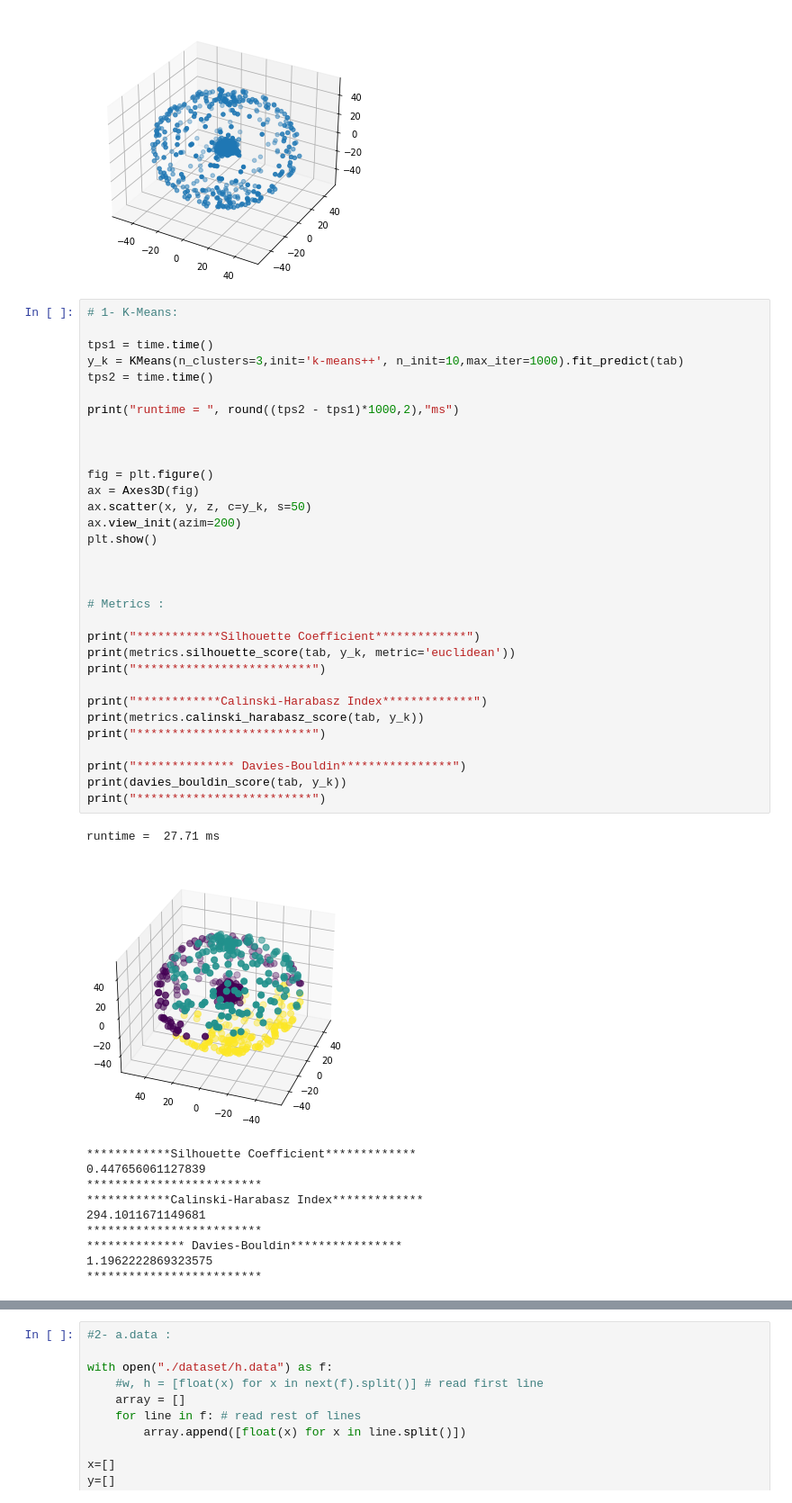
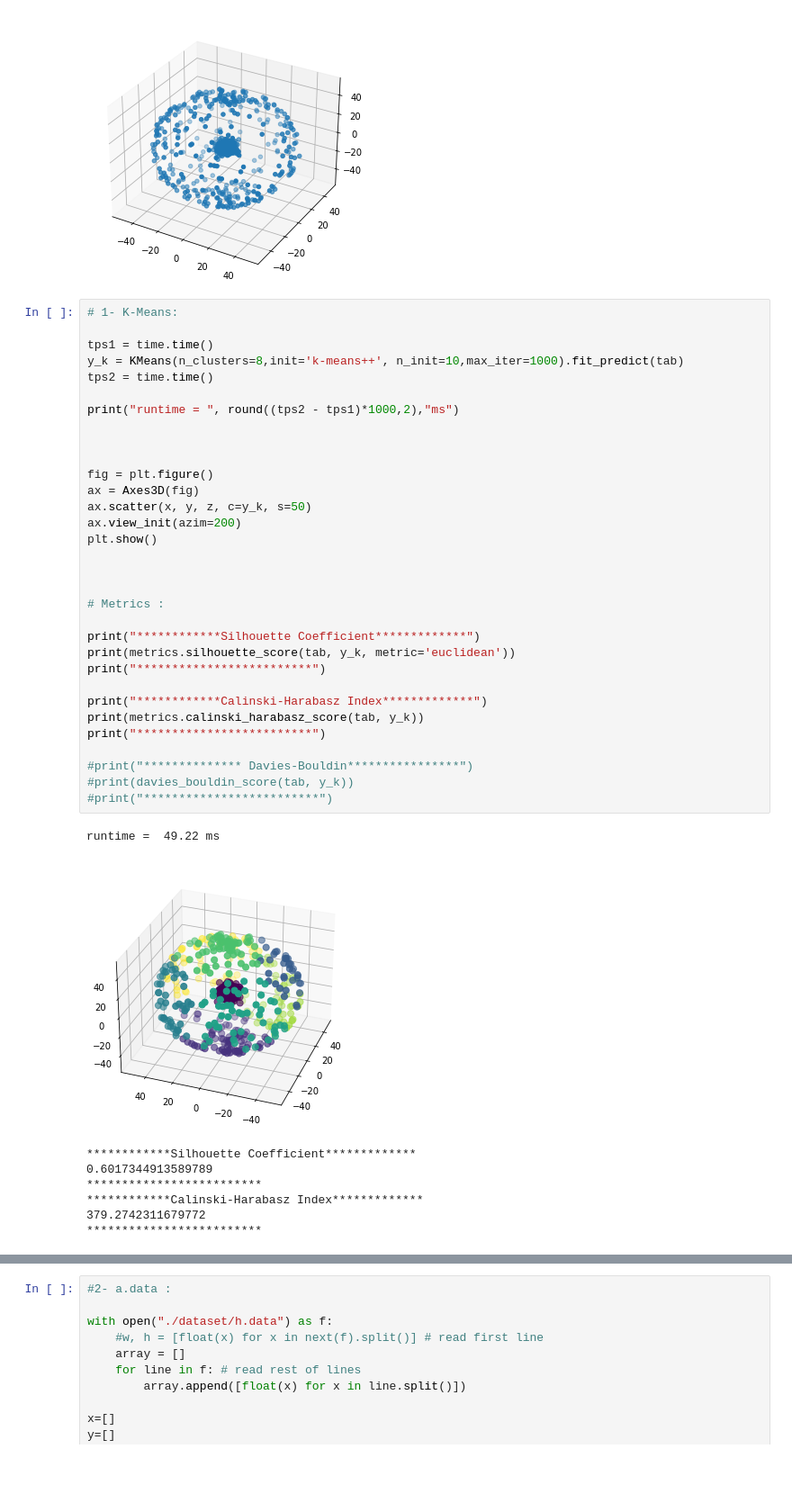
Before and after one commit to Said-bachar/TP-Clustering, a Jupyter notebook: TP Clustering 5e SDBD - Part 2.ipynb, the cells around one changed output, grey strips where cells are left out. Shown at 90% size. Cells and saved outputs as stored; diff of their text form; blank space fills up the shorter version.

```diff
--- a/TP Clustering 5e SDBD - Part 2.ipynb
+++ b/TP Clustering 5e SDBD - Part 2.ipynb
@@ -558,47 +558,44 @@ plt.show()
 # %%
 # 1- K-Means:
 
 tps1 = time.time()
-y_k = KMeans(n_clusters=3,init='k-means++', n_init=10,max_iter=1000).fit_predict(tab)
+y_k = KMeans(n_clusters=8,init='k-means++', n_init=10,max_iter=1000).fit_predict(tab)
 tps2 = time.time()
 
 print("runtime = ", round((tps2 - tps1)*1000,2),"ms")
 
 
 
 fig = plt.figure()
 ax = Axes3D(fig)
 ax.scatter(x, y, z, c=y_k, s=50)
 ax.view_init(azim=200)
 plt.show()
 
 
 
 # Metrics :
 
 print("************Silhouette Coefficient*************")
 print(metrics.silhouette_score(tab, y_k, metric='euclidean'))
 print("*************************")
 
 print("************Calinski-Harabasz Index*************")
 print(metrics.calinski_harabasz_score(tab, y_k))
 print("*************************")
 
-print("************** Davies-Bouldin****************")
-print(davies_bouldin_score(tab, y_k))
-print("*************************")
+#print("************** Davies-Bouldin****************")
+#print(davies_bouldin_score(tab, y_k))
+#print("*************************")
 # %% [output]
-runtime =  27.71 ms
+runtime =  49.22 ms
-[figure, old version]
+[figure, new version]
 ************Silhouette Coefficient*************
-0.447656061127839
+0.6017344913589789
 *************************
 ************Calinski-Harabasz Index*************
-294.1011671149681
+379.2742311679772
 *************************
-************** Davies-Bouldin****************
-1.1962222869323575
-*************************
 # %%
 # 2 -Clustering agglomératif
 
```
Also changed, not shown: parts of 17 cells of this notebook.
